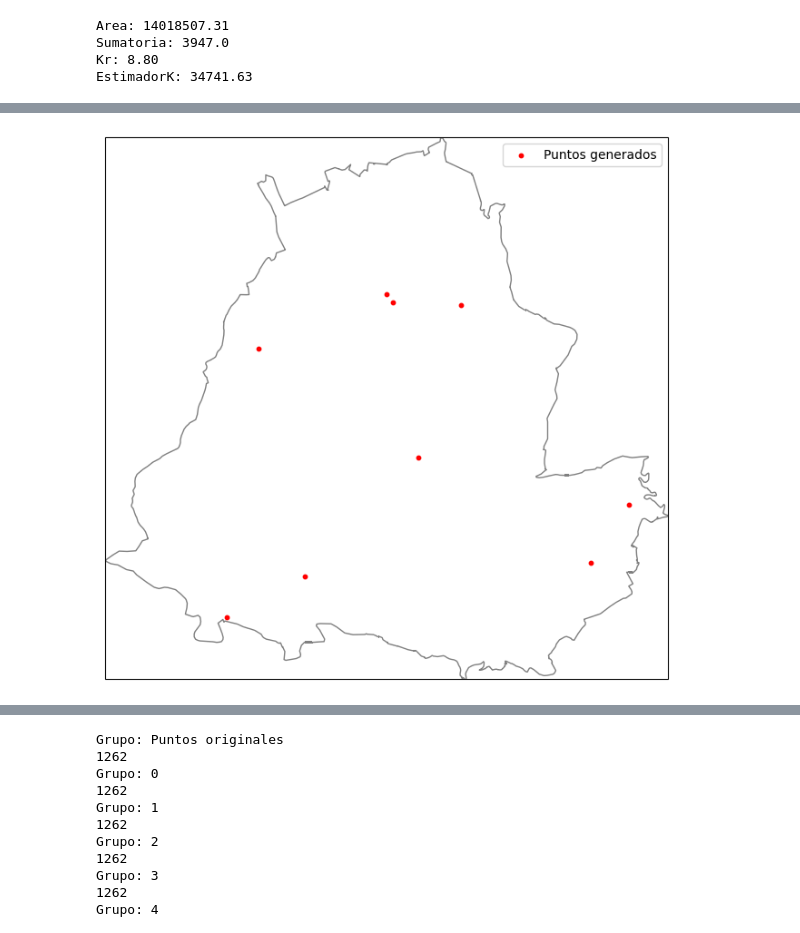
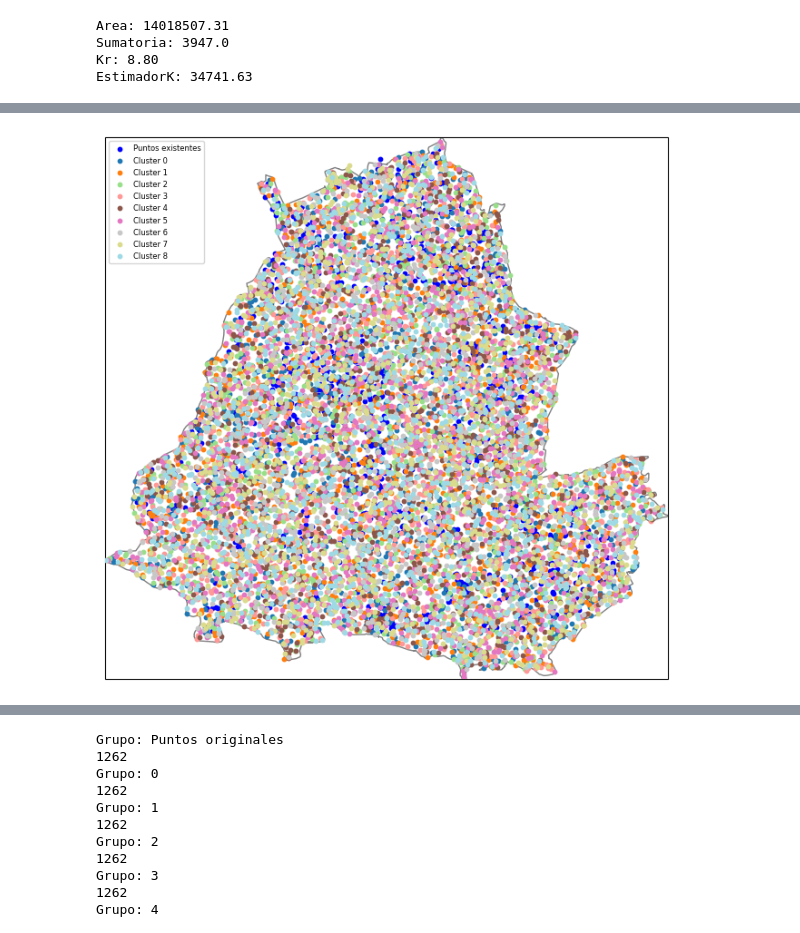
Before and after one commit to Baguettou/cd-Pedro-Palencia-2023, a Jupyter notebook: Proyecto.ipynb, the cells around one changed output, grey strips where cells are left out. Drawn from its saved outputs; the diff is of its cells as text; code cells hidden in the pictures.

```diff
--- a/Proyecto.ipynb
+++ b/Proyecto.ipynb
@@ -422,59 +292,88 @@ plt.show()
 import random
 import geopandas as gpd
 import numpy as np
+from scipy.spatial import Voronoi
+import matplotlib.pyplot as plt
+from shapely.geometry import Point
+import pandas as pd
 
-def generar_puntos_aleatorios_dentro_del_shapefile(shapefile_path, num_puntos):
+def generar_clusters_aleatorios_dentro_del_shapefile(shapefile_path, num_clusters, puntos_por_cluster):
     try:
         # Cargar el shapefile
         gdf = gpd.read_file(shapefile_path)
 
         # Obtener los límites del shapefile
         min_x, min_y, max_x, max_y = gdf.total_bounds
 
-        puntos_aleatorios = []
-        while len(puntos_aleatorios) < num_puntos:
-            x = random.uniform(min_x, max_x)
-            y = random.uniform(min_y, max_y)
-            punto = (x, y)
-            # Verificar si el punto está dentro de la figura
-            if gdf.geometry.contains(Point(x, y)).any():
-                puntos_aleatorios.append(punto)
-        return puntos_aleatorios
+        clusters = []
+        for cluster_id in range(num_clusters):
+            # Generar puntos aleatorios dentro del shapefile
+            puntos_aleatorios = []
+            for _ in range(puntos_por_cluster):
+                while True:
+                    x = random.uniform(min_x, max_x)
+                    y = random.uniform(min_y, max_y)
+                    punto = Point(x, y)
+                    # Verificar si el punto está dentro de la figura
+                    if gdf.geometry.contains(punto).any():
+                        puntos_aleatorios.append((x, y))
+                        break
+            clusters.append({
+                'id': cluster_id,
+                'puntos': puntos_aleatorios
+            })
+        return clusters
     except Exception as e:
         print(f"Error al cargar el shapefile: {str(e)}")
         return []
 
 # Ruta al archivo shapefile '68276_urbano.shp'
 shapefile_path = '68276_urbano.shp'
 
-# Generar 9 puntos aleatorios dentro de la figura del shapefile
-num_puntos = 9
-puntos_generados = generar_puntos_aleatorios_dentro_del_shapefile(shapefile_path, num_puntos)
+# Generar clusters de 8 puntos cada uno dentro de la figura del shapefile
+num_clusters = 9  # Número de clusters
+puntos_por_cluster = 1262  # Puntos por cluster
+clusters_generados = generar_clusters_aleatorios_dentro_del_shapefile(shapefile_path, num_clusters, puntos_por_cluster)
 
-# Verificar si se generaron puntos
-if puntos_generados:
-    gdf = gpd.read_file(shapefile_path)
+# Verificar si se generaron clusters
+if clusters_generados:
     # Crear una proyección y configurar el gráfico
     subplot_kw = dict(projection=ccrs.PlateCarree())
     fig, ax = plt.subplots(figsize=(8, 8), subplot_kw=subplot_kw)
 
+    gdf = gpd.read_file(shapefile_path)
+
     min_x, min_y, max_x, max_y = gdf.total_bounds
+
     # Definir el rango de coordenadas para la visualización
     ax.set_extent([min_x, max_x, min_y, max_y])
 
     # Agregar geometrías del shapefile
     gdf.plot(ax=ax, facecolor='white', edgecolor='gray')
 
-    # Agregar puntos generados en rojo
-    puntos_x, puntos_y = zip(*puntos_generados)
-    ax.scatter(puntos_x, puntos_y, zorder=10, c='r', s=10, label='Puntos generados')
+    # Definir una paleta de colores para los clusters
+    colores_clusters = plt.cm.get_cmap('tab20', num_clusters)
+
+    # Agregar puntos existentes en azul
+    ax.scatter(df['longitud'], df['latitud'], zorder=10, c='b', s=10, label='Puntos existentes')
+
+    # Agregar clusters de puntos generados con colores distintos
+    for cluster in clusters_generados:
+        cluster_id = cluster['id']
+        puntos = cluster['puntos']
+        puntos_x, puntos_y = zip(*puntos)
+        color = colores_clusters(cluster_id)
+        ax.scatter(puntos_x, puntos_y, zorder=10, c=color, s=10, label=f'Cluster {cluster_id}')
 
     # Agregar leyenda
-    ax.legend()
+    ax.legend(loc=2, prop={'size': 6})
 
     # Mostrar el gráfico
     plt.show()
+
+    # Guardar los clusters en una lista o variable para su análisis posterior
+    # En este ejemplo, los clusters se almacenan en una lista llamada 'clusters_generados'
 else:
-    print("No se generaron puntos dentro de la figura del shapefile.")
+    print("No se generaron clusters dentro de la figura del shapefile.")
 # %% [output]
-[figure, old version]
+[figure, new version]
```
Also changed, not shown: parts of 14 cells of this notebook.
